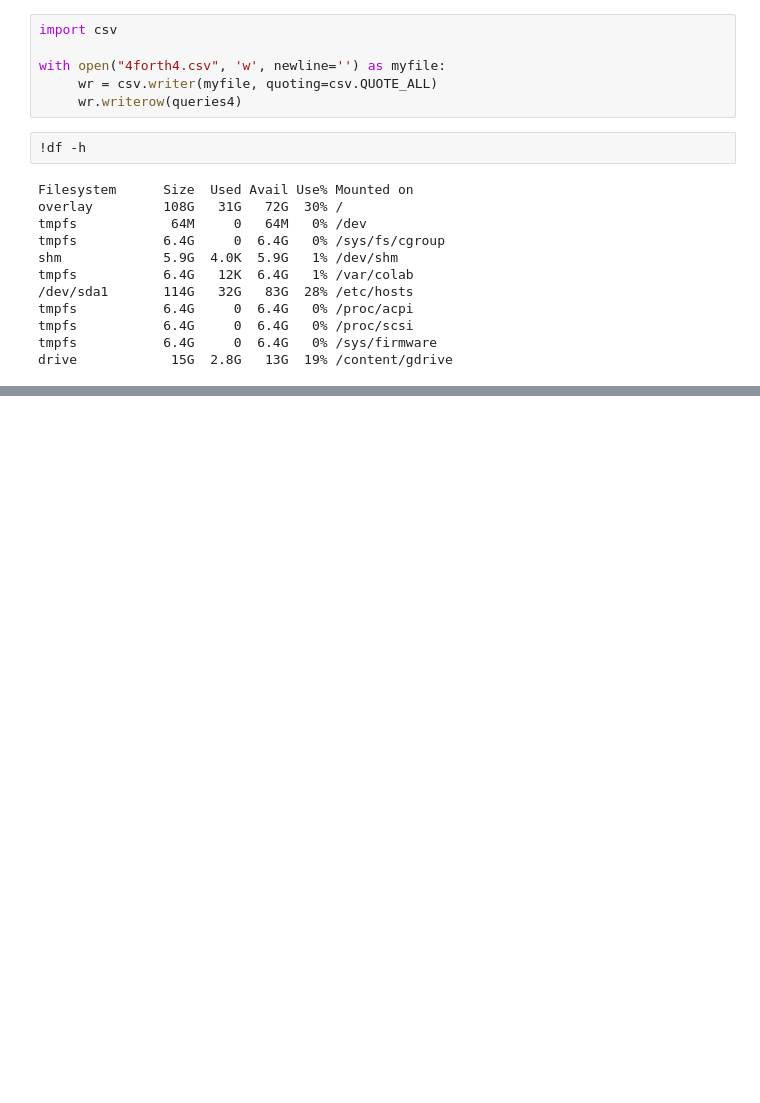
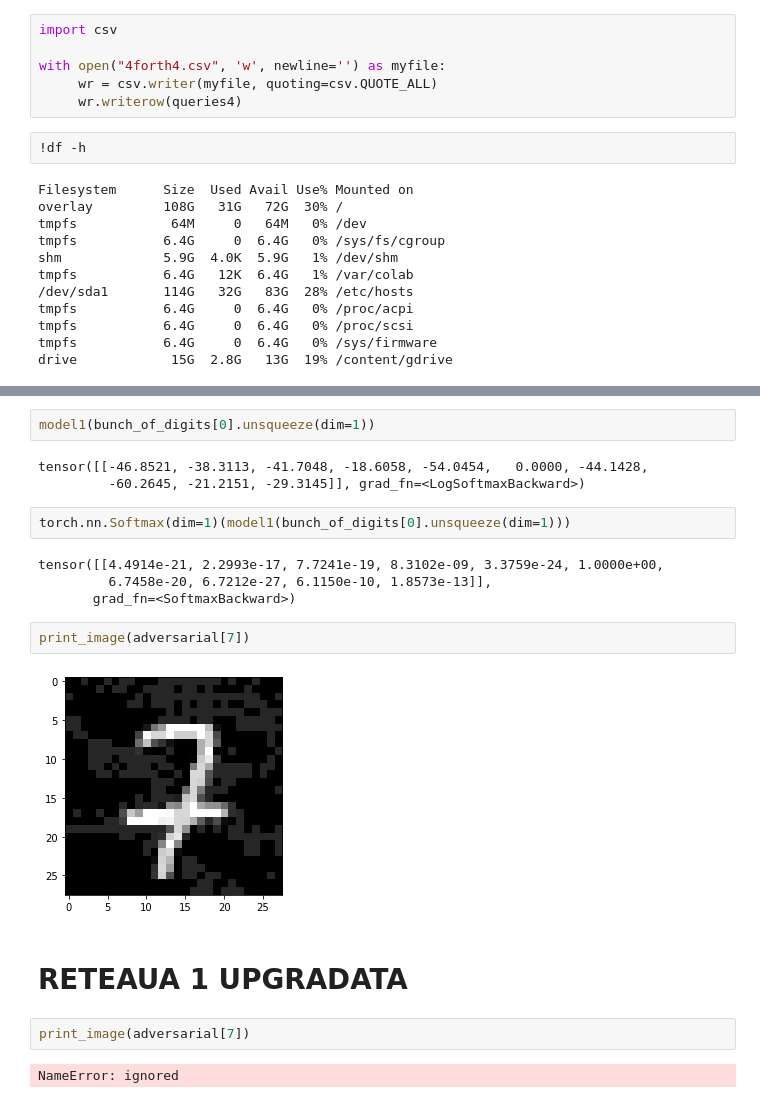
Before and after one commit to xTavi/BlackBoxAttack, a Jupyter notebook: BlackBoxAttack.ipynb, the cells around one changed output, grey strips where cells are left out. Saved outputs shown, nothing was run; the diff lists cells and outputs as text; blank space fills up the shorter version.

```diff
--- a/BlackBoxAttack.ipynb
+++ b/BlackBoxAttack.ipynb
@@ -1526,0 +1677,21 @@ tensor([[-2.5826, -2.5679, -3.4510, -3.3291,  1.8051, -3.7610, -4.5902,  0.0783,
+# %%
+model1(bunch_of_digits[0].unsqueeze(dim=1))
+# %% [output]
+tensor([[-46.8521, -38.3113, -41.7048, -18.6058, -54.0454,   0.0000, -44.1428,
+         -60.2645, -21.2151, -29.3145]], grad_fn=<LogSoftmaxBackward>)
+# %%
+torch.nn.Softmax(dim=1)(model1(bunch_of_digits[0].unsqueeze(dim=1)))
+# %% [output]
+tensor([[4.4914e-21, 2.2993e-17, 7.7241e-19, 8.3102e-09, 3.3759e-24, 1.0000e+00,
+         6.7458e-20, 6.7212e-27, 6.1150e-10, 1.8573e-13]],
+       grad_fn=<SoftmaxBackward>)
+# %%
+print_image(adversarial[7])
+# %% [output]
+[figure, added]
+# %% [markdown]
+# RETEAUA 1 UPGRADATA
+# %%
+print_image(adversarial[7])
+# %% [output]
+NameError: ignored
```
Also changed, not shown: parts of 70 cells of this notebook.
